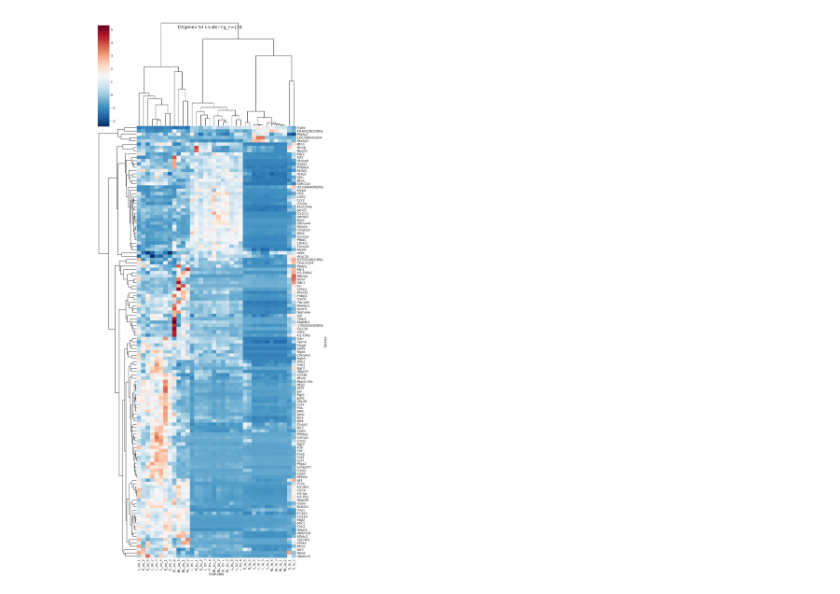
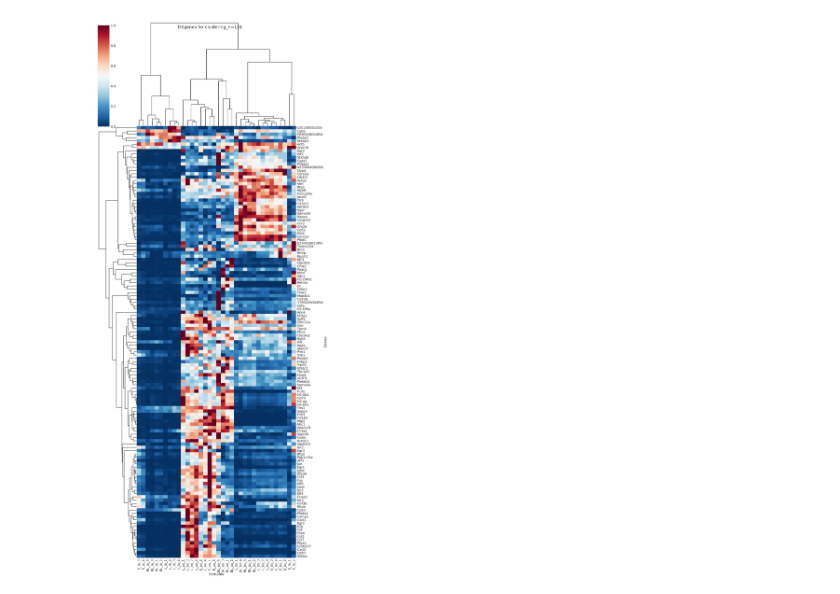
Before and after one commit to anuprulez/athero_clustering, a Jupyter notebook: Genes_Normalised_counts_clustering.ipynb, the cells around one changed output. Saved outputs shown, nothing was run; the diff lists cells and outputs as text; code cells hidden in the pictures.

```diff
--- a/Genes_Normalised_counts_clustering.ipynb
+++ b/Genes_Normalised_counts_clustering.ipynb
@@ -24,25 +6,26 @@ normalised_counts_all_genes
-# %%
-import seaborn as sns
-
-
-y_labels = normalised_counts_all_genes["Gene"].tolist()
-normalised_counts_all_genes = normalised_counts_all_genes.drop(columns=['Gene'])
+# %%
+def prepare_data(file_path):
+    norm_genes = pd.read_csv(file_path, sep="\t")
+    y_labels = norm_genes["Gene"].tolist()
+    norm_genes = norm_genes.drop(columns=['Gene'])
+    return norm_genes, y_labels
 # %%
-sns.set(font_scale=2.25)
-fig_size = (25,60)
-
-def plot_cluster_genes(dataframe, z_score, file_name):
+# metrics: cityblock, cosine
+def plot_cluster_genes(dataframe, z_score, file_name, fig_title, y_labels):
+    sns.set(font_scale=2.25)
+    fig_size = (25,60)
     g = sns.clustermap(dataframe,
                    row_cluster=True,
+                   col_cluster=True,
                    cmap="RdBu_r",
                    xticklabels='auto',
                    yticklabels=y_labels,
                    figsize=fig_size,
                    metric='cosine',
-                   z_score=z_score,
+                   #z_score=z_score,
+                   standard_scale=0
                   )
-
-    g.fig.suptitle('DEgenes for clustering_n=131')
+    g.fig.suptitle(fig_title)
     g.ax_heatmap.set_xlabel("Samples")
     g.ax_heatmap.set_ylabel("Genes")
 
@@ -51,10 +34,12 @@ def plot_cluster_genes(dataframe, z_score, file_name):
 
     for a in g.ax_row_dendrogram.collections:
         a.set_linewidth(3)
-    g.savefig('{}.pdf'.format(file_name), dpi=300, figsize=fig_size)
-    g.savefig('{}.png'.format(file_name), dpi=300, figsize=fig_size)
+    #g.savefig('{}.pdf'.format(file_name), dpi=300, figsize=fig_size)
+    #g.savefig('{}.png'.format(file_name), dpi=300, figsize=fig_size)
-# %%
-plot_cluster_genes(normalised_counts_all_genes, 0, "heatmap_with_Seaborn_clustermap_python")
-# %% [output]
-[figure, removed]
+# %%
+path = "Normalized_counts_all_DEgenes_for_clustering.tabular"
+normalised_counts_all_genes, y_labels = prepare_data(path)
+plot_cluster_genes(normalised_counts_all_genes, 0, "heatmap_with_Seaborn_clustermap_python", 'DEgenes for clustering_n=131', y_labels)
+# %% [output]
+[figure, added]
 # %%
```
Also changed, not shown: parts of 7 cells of this notebook, 5 other files.
